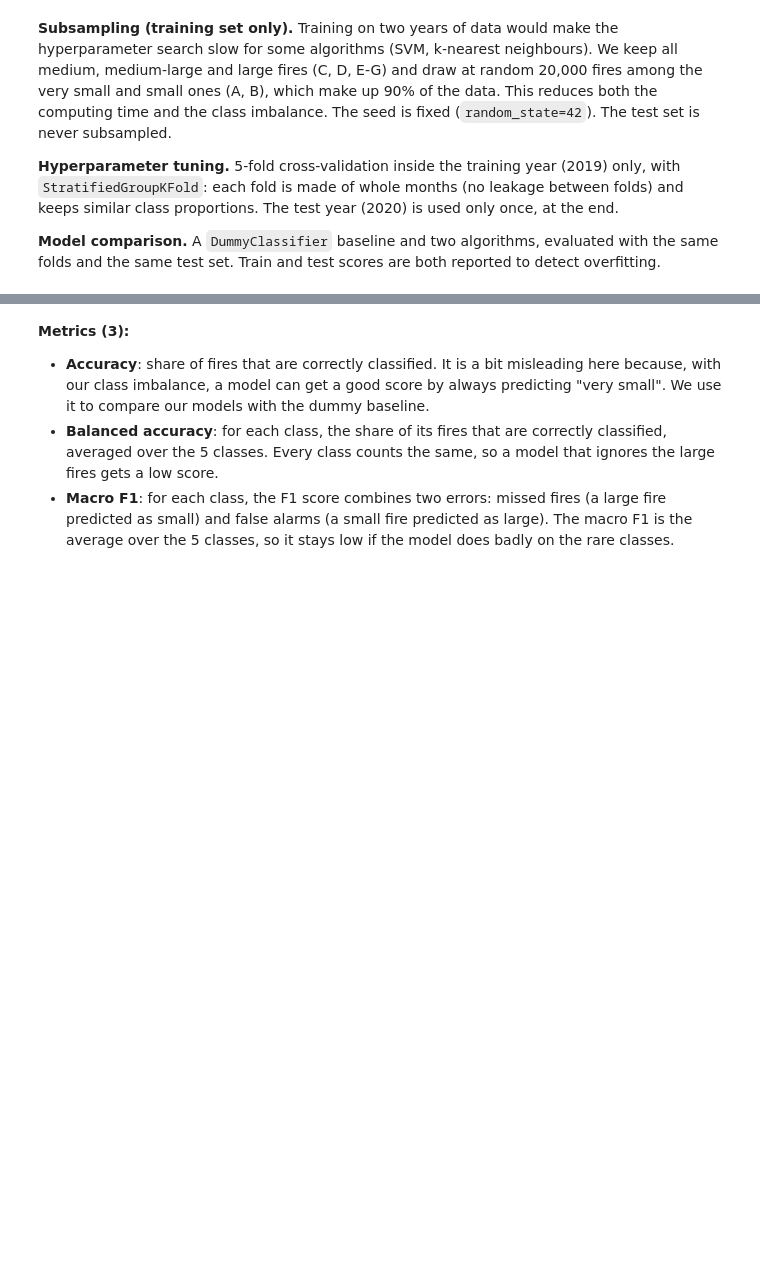
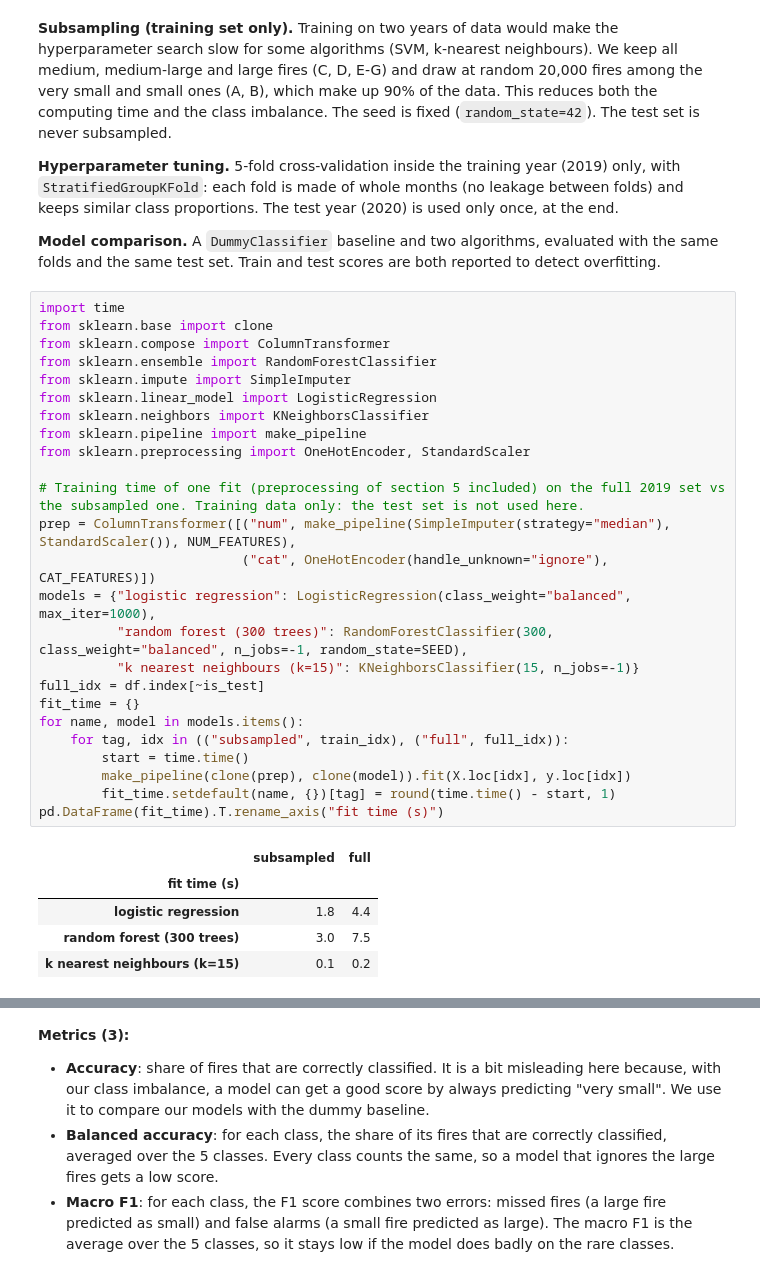
Before and after one commit to SadPeanut/MachineLearningProject, a Jupyter notebook: milestone1.ipynb, the cells around one changed output, grey strips where cells are left out. Cells and saved outputs as stored; diff of their text form; blank space fills up the shorter version.

```diff
--- a/milestone1.ipynb
+++ b/milestone1.ipynb
@@ -338,3 +338,34 @@ pd.DataFrame({"train (subsampled)": y.loc[train_idx].value_counts(), "test": y.l
 **Hyperparameter tuning.** 5-fold cross-validation inside the training year (2019) only, with `StratifiedGroupKFold`: each fold is made of whole months (no leakage between folds) and keeps similar class proportions. The test year (2020) is used only once, at the end.
 
 **Model comparison.** A `DummyClassifier` baseline and two algorithms, evaluated with the same folds and the same test set. Train and test scores are both reported to detect overfitting.
+# %%
+import time
+from sklearn.base import clone
+from sklearn.compose import ColumnTransformer
+from sklearn.ensemble import RandomForestClassifier
+from sklearn.impute import SimpleImputer
+from sklearn.linear_model import LogisticRegression
+from sklearn.neighbors import KNeighborsClassifier
+from sklearn.pipeline import make_pipeline
+from sklearn.preprocessing import OneHotEncoder, StandardScaler
+
+# Training time of one fit (preprocessing of section 5 included) on the full 2019 set vs the subsampled one. Training data only: the test set is not used here.
+prep = ColumnTransformer([("num", make_pipeline(SimpleImputer(strategy="median"), StandardScaler()), NUM_FEATURES),
+                          ("cat", OneHotEncoder(handle_unknown="ignore"), CAT_FEATURES)])
+models = {"logistic regression": LogisticRegression(class_weight="balanced", max_iter=1000),
+          "random forest (300 trees)": RandomForestClassifier(300, class_weight="balanced", n_jobs=-1, random_state=SEED),
+          "k nearest neighbours (k=15)": KNeighborsClassifier(15, n_jobs=-1)}
+full_idx = df.index[~is_test]
+fit_time = {}
+for name, model in models.items():
+    for tag, idx in (("subsampled", train_idx), ("full", full_idx)):
+        start = time.time()
+        make_pipeline(clone(prep), clone(model)).fit(X.loc[idx], y.loc[idx])
+        fit_time.setdefault(name, {})[tag] = round(time.time() - start, 1)
+pd.DataFrame(fit_time).T.rename_axis("fit time (s)")
+# %% [output]
+|  | subsampled | full |
+| fit time (s) |  |  |
+| logistic regression | 1.8 | 4.4 |
+| random forest (300 trees) | 3.0 | 7.5 |
+| k nearest neighbours (k=15) | 0.1 | 0.2 |
```
Also changed, not shown: parts of 1 cell of this notebook.
